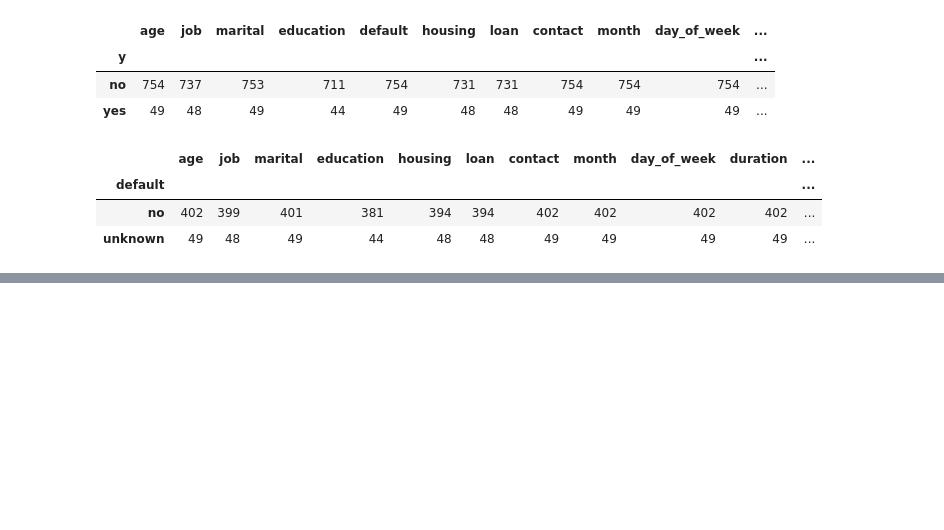
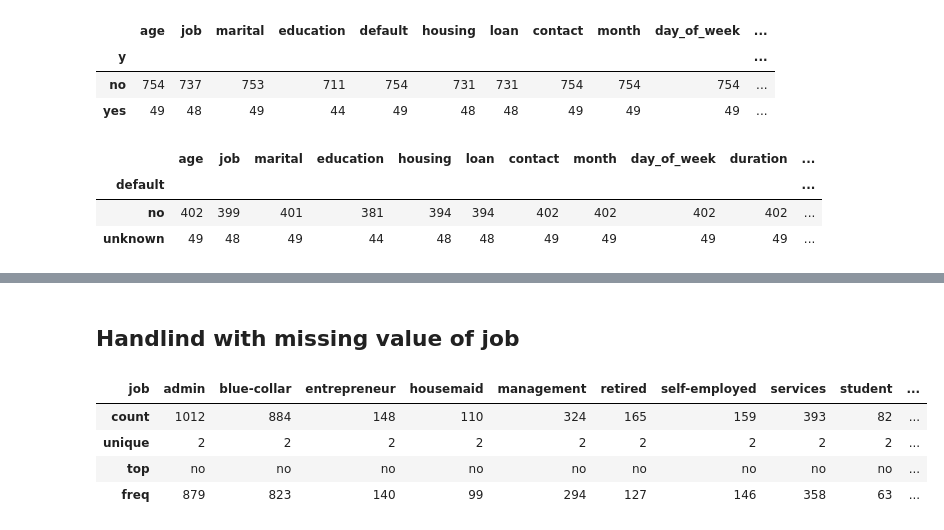
Before and after one commit to veyselaytekin1/Machine_Learning, a Jupyter notebook: ML_projects/Snitch_project/Snitch_bank_additional.ipynb, the cells around one changed output, grey strips where cells are left out. Saved outputs shown, nothing was run; the diff lists cells and outputs as text; code cells hidden in the pictures; blank space fills up the shorter version.

```diff
--- a/ML_projects/Snitch_project/Snitch_bank_additional.ipynb
+++ b/ML_projects/Snitch_project/Snitch_bank_additional.ipynb
@@ -276,0 +490,10 @@ df[df.y == 'yes'].groupby('default',dropna=False).count()
+# %% [markdown]
+## Handlind with missing value of job
+# %%
+df.groupby('job',dropna=False)['y'].describe().T
+# %% [output]
+| job | admin | blue-collar | entrepreneur | housemaid | management | retired | self-employed | services | student | ... |
+| count | 1012 | 884 | 148 | 110 | 324 | 165 | 159 | 393 | 82 | ... |
+| unique | 2 | 2 | 2 | 2 | 2 | 2 | 2 | 2 | 2 | ... |
+| top | no | no | no | no | no | no | no | no | no | ... |
+| freq | 879 | 823 | 140 | 99 | 294 | 127 | 146 | 358 | 63 | ... |
```
Also changed, not shown: parts of 26 cells of this notebook, 6 other files.
